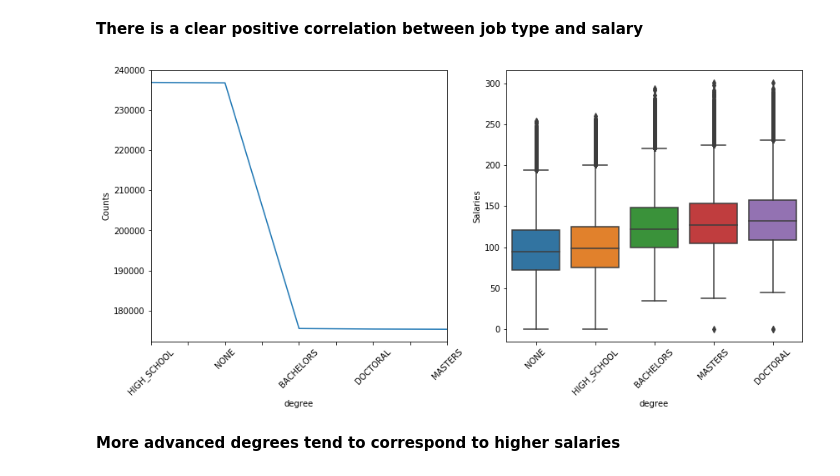
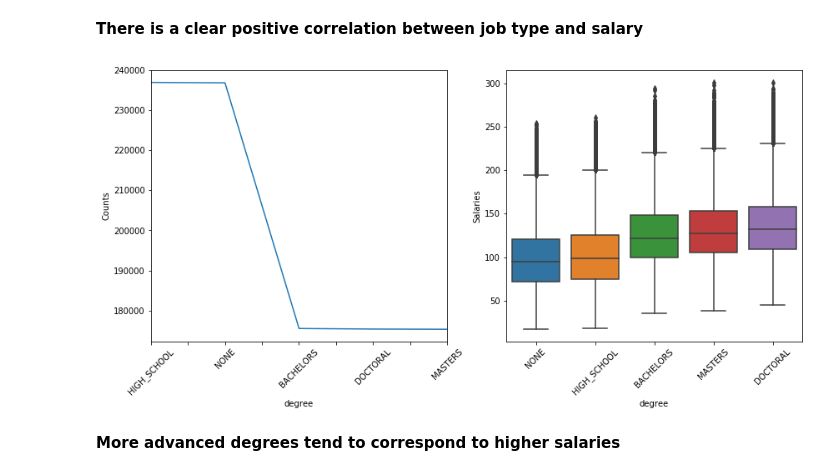
Before and after one commit to Kawkababid1997/Salary-Prediction-For-Future-Employee, a Jupyter notebook: Notebook/Exploratory Data Analaysis.ipynb, the cells around one changed output. Drawn from its saved outputs; the diff is of its cells as text; code cells hidden in the pictures.

```diff
--- a/Notebook/Exploratory Data Analaysis.ipynb
+++ b/Notebook/Exploratory Data Analaysis.ipynb
@@ -18,11 +29,11 @@ import seaborn as sns
 # %% [markdown]
 ### ---- 2 Load the data ----
 # %%
-train_feature_df = load_dataset('data/train_features.csv')
-train_target_df = load_dataset('data/train_salaries.csv')
-test_feature_df = load_dataset('data/test_features.csv')
+train_feature_df = helpers.load_dataset('data/train_features.csv')
+train_target_df = helpers.load_dataset('data/train_salaries.csv')
+test_feature_df = helpers.load_dataset('data/test_features.csv')
 ### Merge the train dataset
-train_df = consolidate_data(train_feature_df, train_target_df, key = 'jobId')
+train_df = helpers.consolidate_data(train_feature_df, train_target_df, key = 'jobId')
 # %% [markdown]
 
 ### ---- 3 Clean the data ---- Check for duplicates
@@ -131,7 +143,7 @@ train_df[(train_df.salary > 220.5) & (train_df.jobType =='JUNIOR')].head()
 All high salary potential outliers seem to be legimate data. Most roles are C-level executive roles and the junior positions are in industries that are well known for high salaries (oil, finance). We determine these entries to be legimate and will not remove them
 # %%
 # Remove data with zero salary and remove any duplicates on jobID
-train_df = clean_data(train_df, 'jobId', 'salary')
+train_df = helpers.clean_data(train_df, 'jobId', 'salary')
 # %% [markdown]
 ### Plotting Feature
 # %%
@@ -147,9 +159,9 @@ plot_feature(train_df, 'jobType')
 # %% [markdown]
 **There is a clear positive correlation between job type and salary**
 # %%
-plot_feature(train_df, "degree")
+helpers.plot_feature(train_df, "degree")
 # %% [output]
-[figure, old version]
+[figure, new version]
 # %% [markdown]
 **More advanced degrees tend to correspond to higher salaries**
 # %%
```
Also changed, not shown: parts of 15 cells of this notebook, 13 other files.
